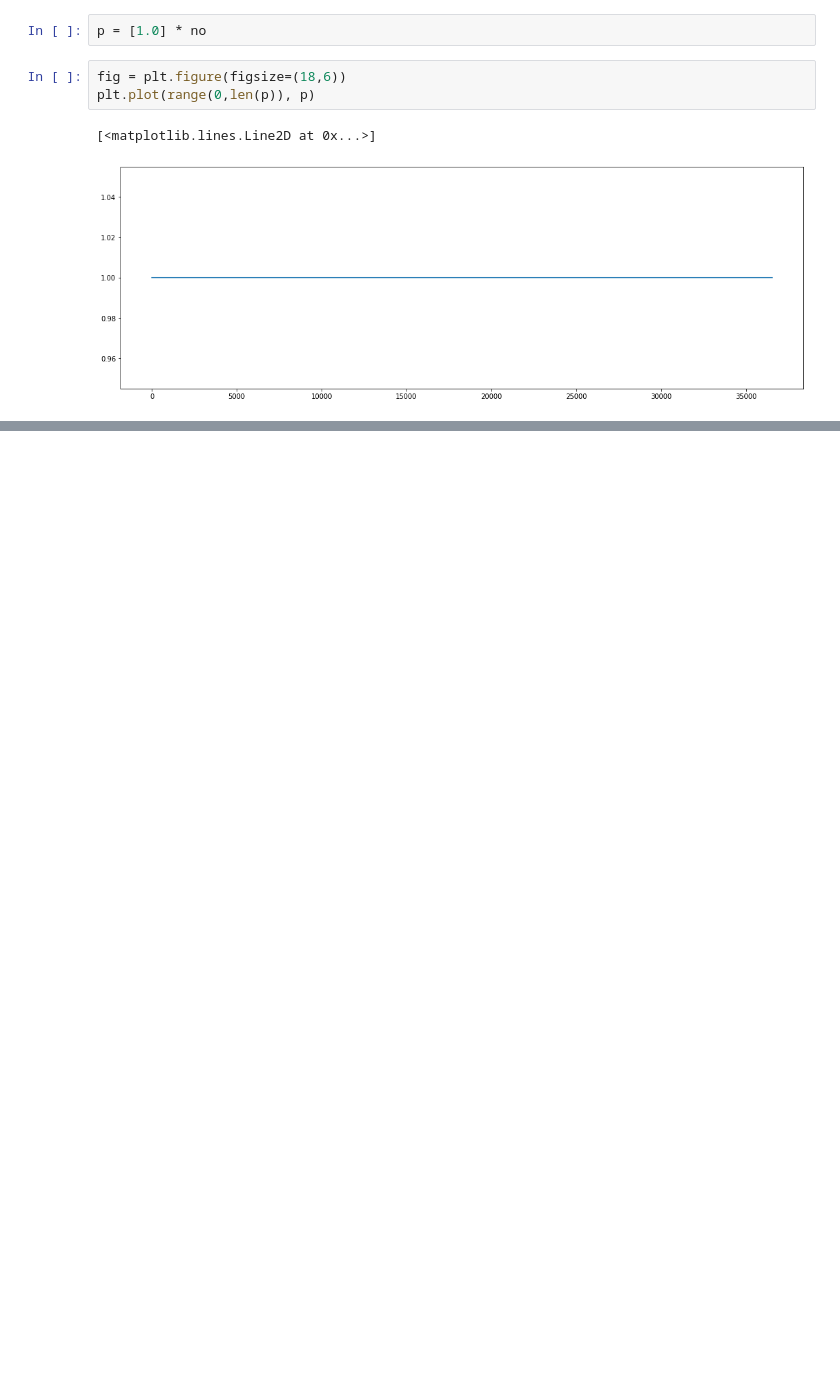
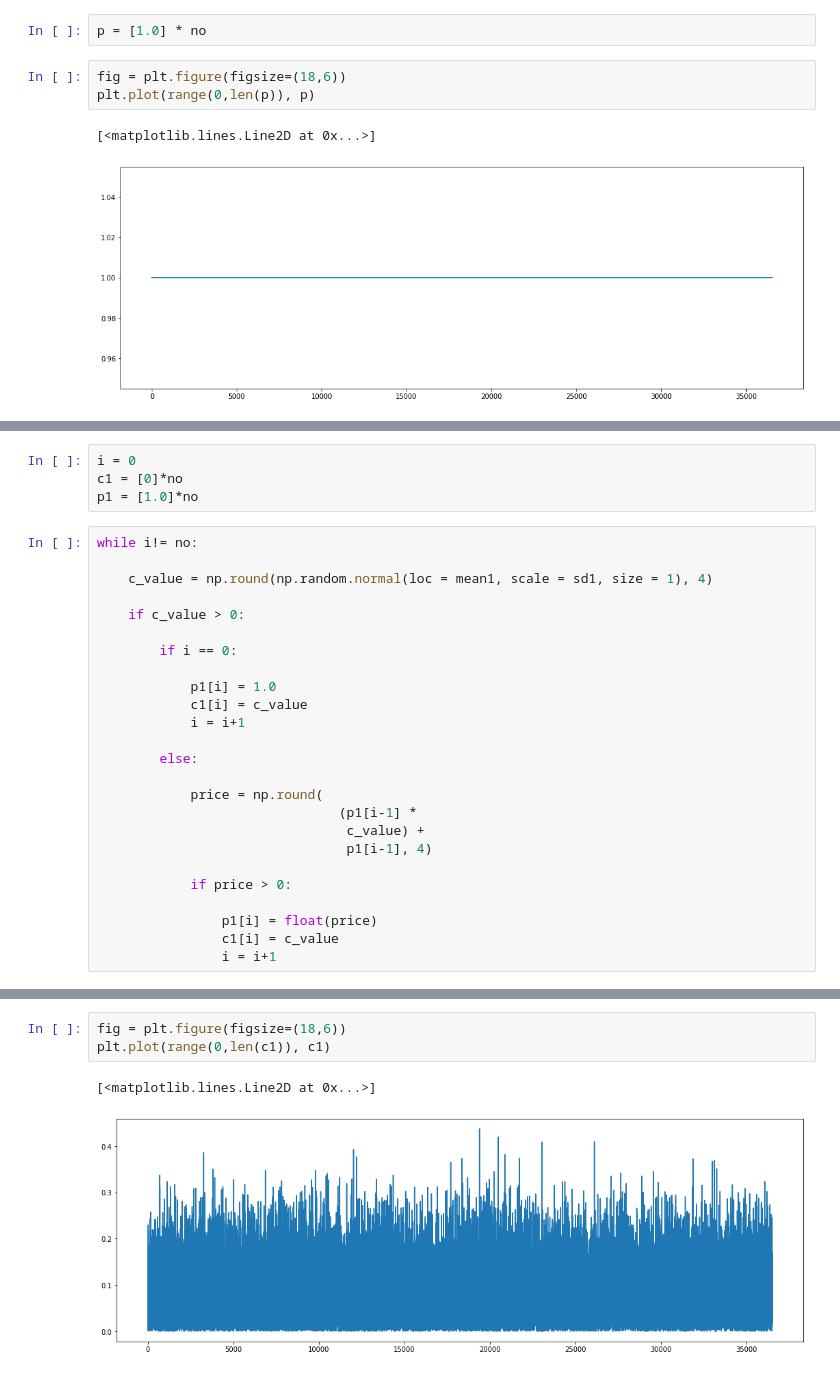
Before and after one commit to jahnavi9299p/JustLikeThat, a Jupyter notebook: Data Generation.ipynb, the cells around one changed output, grey strips where cells are left out. Drawn from its saved outputs; the diff is of its cells as text; blank space fills up the shorter version.

```diff
--- a/Data Generation.ipynb
+++ b/Data Generation.ipynb
@@ -167,0 +241,29 @@ min(p), max(p)
+# %%
+i = 0
+c1 = [0]*no
+p1 = [1.0]*no
+# %%
+while i!= no:
+
+    c_value = np.round(np.random.normal(loc = mean1, scale = sd1, size = 1), 4)
+
+    if c_value > 0:
+
+        if i == 0:
+
+            p1[i] = 1.0
+            c1[i] = c_value
+            i = i+1
+
+        else:
+
+            price = np.round(
+                               (p1[i-1] *
+                                c_value) +
+                                p1[i-1], 4)
+
+            if price > 0:
+
+                p1[i] = float(price)
+                c1[i] = c_value
+                i = i+1
@@ -167,0 +294,6 @@ min(p), max(p)
+# %%
+fig = plt.figure(figsize=(18,6))
+plt.plot(range(0,len(c1)), c1)
+# %% [output]
+[<matplotlib.lines.Line2D at 0x...>]
+[figure, added]
```
Also changed, not shown: parts of 49 cells of this notebook.
